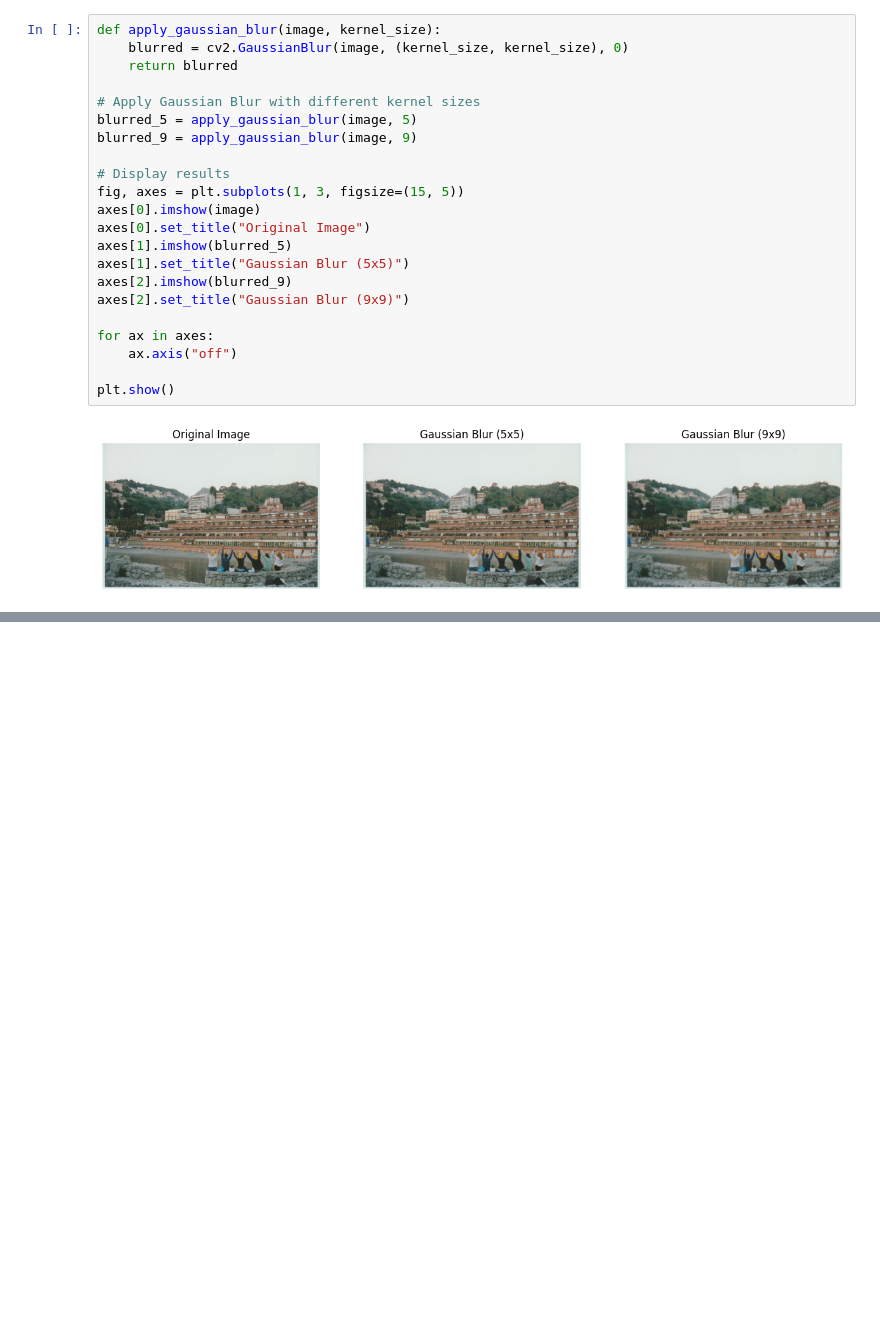
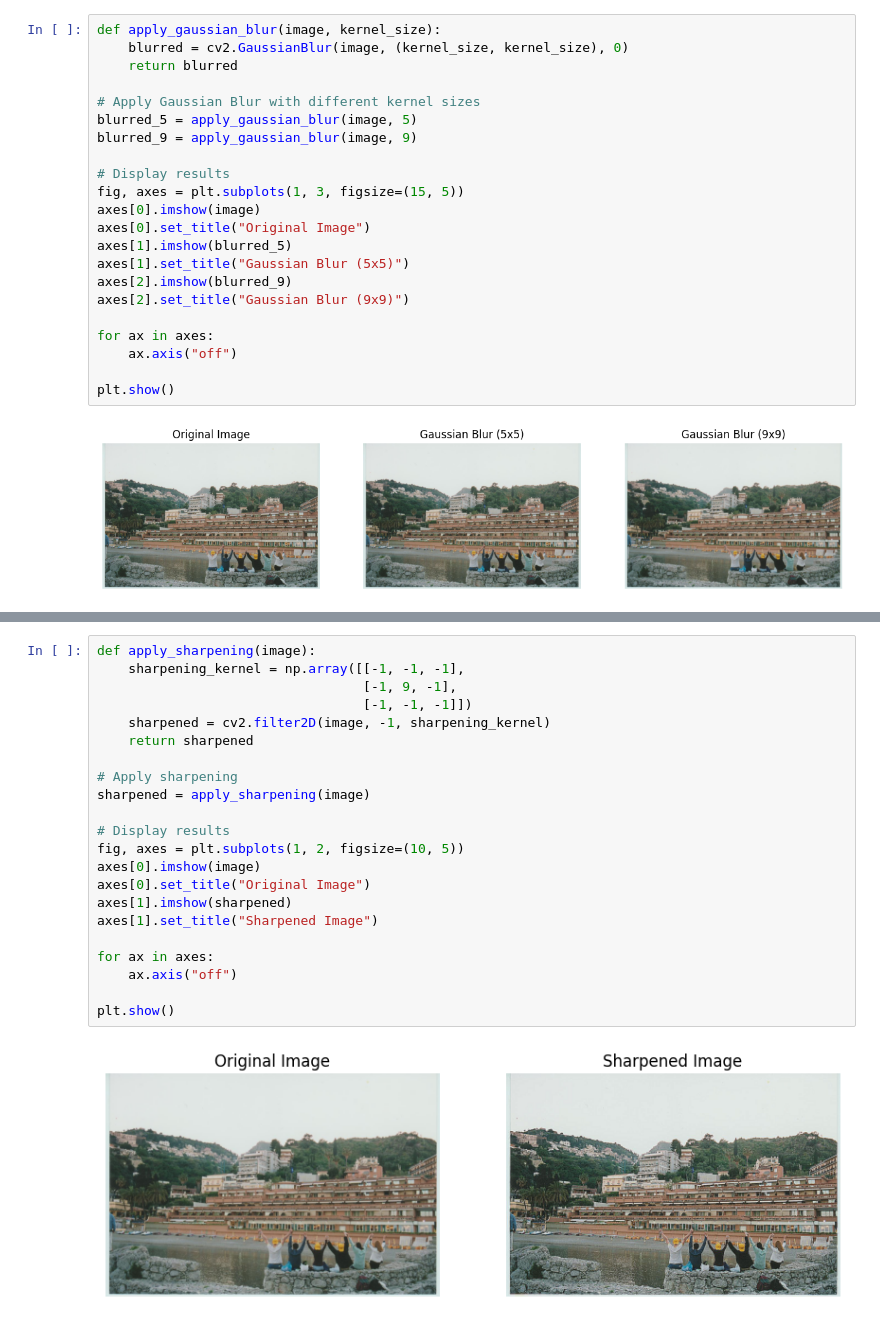
Before and after one commit to vestinabert/Image_Processing, a Jupyter notebook: Image_Enhancement.ipynb, the cells around one changed output, grey strips where cells are left out. Drawn from its saved outputs; the diff is of its cells as text; blank space fills up the shorter version.

Commit message:
Appling sharpening

```diff
--- a/Image_Enhancement.ipynb
+++ b/Image_Enhancement.ipynb
@@ -51,0 +74,24 @@ plt.show()
+# %%
+def apply_sharpening(image):
+    sharpening_kernel = np.array([[-1, -1, -1],
+                                  [-1, 9, -1],
+                                  [-1, -1, -1]])
+    sharpened = cv2.filter2D(image, -1, sharpening_kernel)
+    return sharpened
+
+# Apply sharpening
+sharpened = apply_sharpening(image)
+
+# Display results
+fig, axes = plt.subplots(1, 2, figsize=(10, 5))
+axes[0].imshow(image)
+axes[0].set_title("Original Image")
+axes[1].imshow(sharpened)
+axes[1].set_title("Sharpened Image")
+
+for ax in axes:
+    ax.axis("off")
+
+plt.show()
+# %% [output]
+[figure, added]
```
Also changed, not shown: parts of 1 cell of this notebook.
